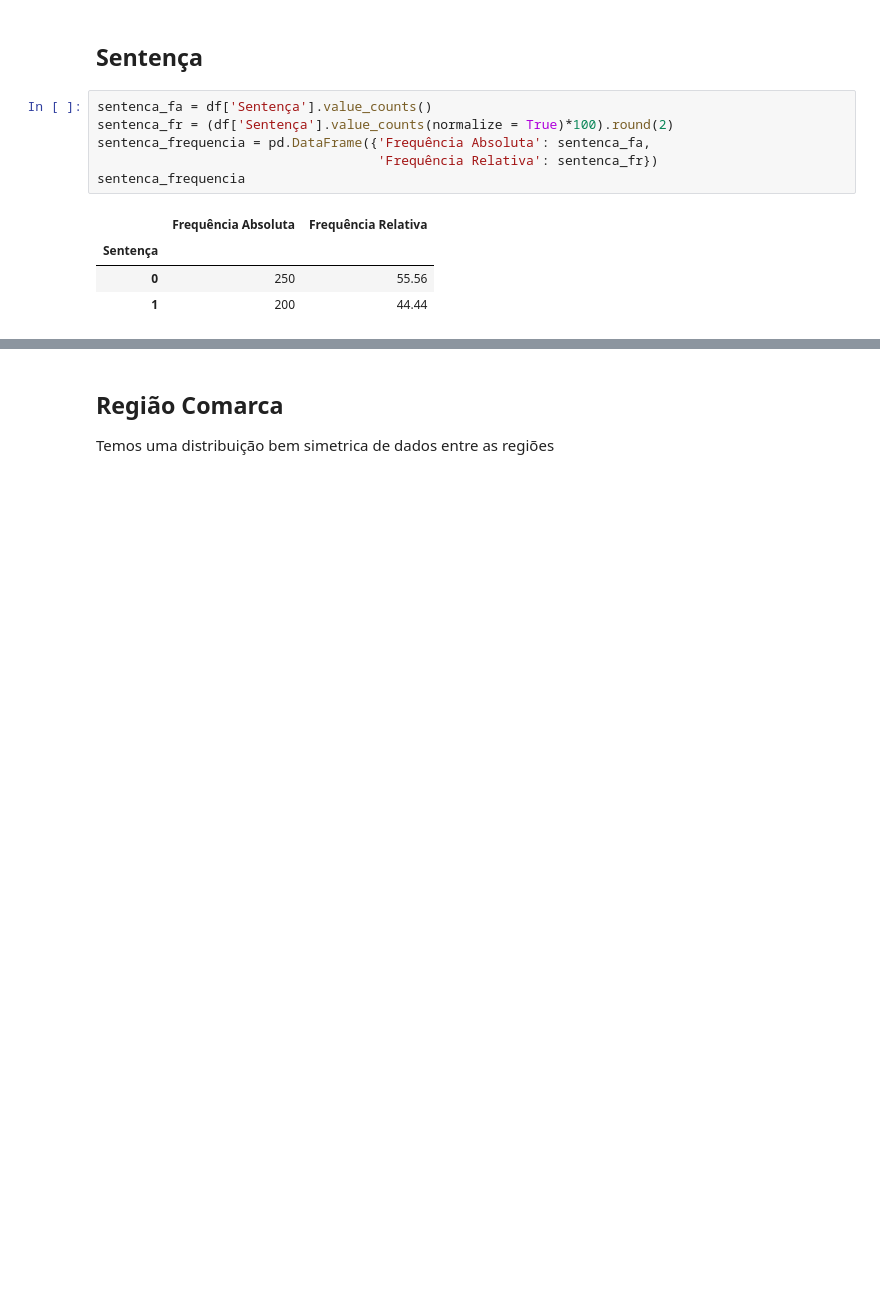
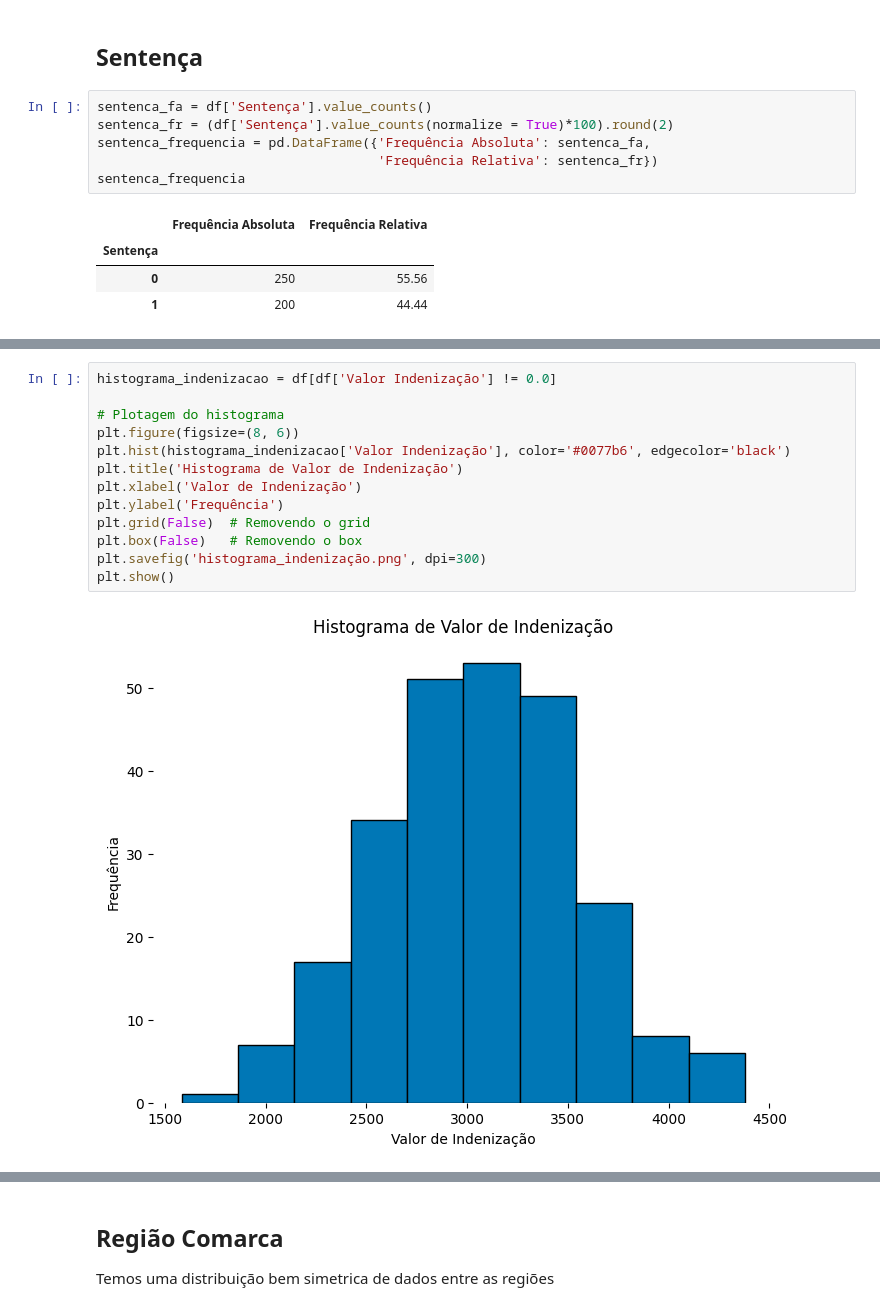
Before and after one commit to ben-hurs/custos-judiciais, a Jupyter notebook: nootebook.ipynb, the cells around one changed output, grey strips where cells are left out. Saved outputs shown, nothing was run; the diff lists cells and outputs as text; blank space fills up the shorter version.

```diff
--- a/nootebook.ipynb
+++ b/nootebook.ipynb
@@ -49,0 +114,15 @@ sentenca_frequencia
+# %%
+histograma_indenizacao = df[df['Valor Indenização'] != 0.0]
+
+# Plotagem do histograma
+plt.figure(figsize=(8, 6))
+plt.hist(histograma_indenizacao['Valor Indenização'], color='#0077b6', edgecolor='black')
+plt.title('Histograma de Valor de Indenização')
+plt.xlabel('Valor de Indenização')
+plt.ylabel('Frequência')
+plt.grid(False)  # Removendo o grid
+plt.box(False)   # Removendo o box
+plt.savefig('histograma_indenização.png', dpi=300)
+plt.show()
+# %% [output]
+[figure, added]
```
Also changed, not shown: parts of 11 cells of this notebook.
